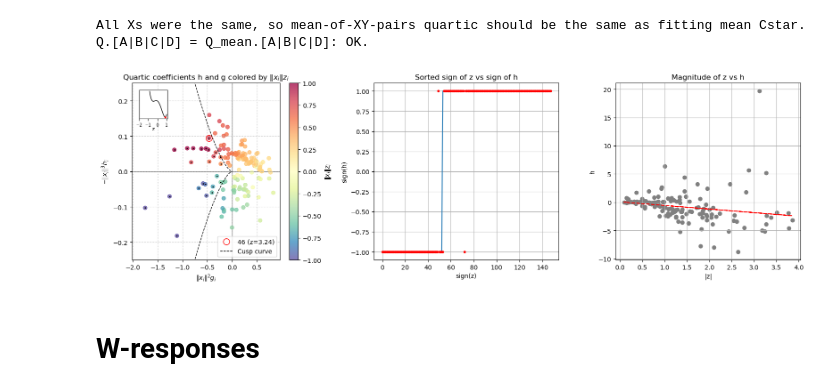
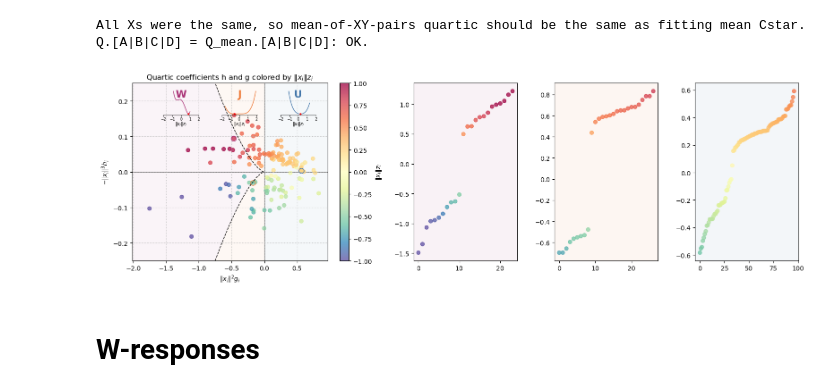
Before and after one commit to stootoon/glom-io-transform-release, a Jupyter notebook: model_fitting/explain_diag.ipynb, the cells around one changed output. Saved outputs shown, nothing was run; the diff lists cells and outputs as text; code cells hidden in the pictures.

Commit message:
Initial plots.

```diff
--- a/model_fitting/explain_diag.ipynb
+++ b/model_fitting/explain_diag.ipynb
@@ -4,7 +4,7 @@ import os, sys, pickle
 from importlib import reload
 import pandas as pd
 plt.style.use('default')
-plt.rcParams['figure.figsize'] = (8, 3)
+plt.rcParams['figure."V"'] = (8, 3)
 from tqdm import tqdm
 from copy import deepcopy
 import pickle
@@ -85,63 +85,93 @@ All Xs were the same, so mean-of-XY-pairs quartic should be the same as fitting
 Q.[A|B|C|D] = Q_mean.[A|B|C|D]: OK.
 # %%
 # Plot the p-q plane
+from matplotlib.gridspec import GridSpec
+gs = GridSpec(1, 5)
 figure(figsize=(16,5))
-ax1 = subplot(1,3,1)
+ax1 = subplot(gs[0,:2])
+zz = Q.z * Xn
 color_by_dict = {"$z-1$":(Q.z-1, -5, 5, "seismic"),
             "$z$":(Q.z, -4, 4, "Spectral_r"),
-            "$\\|x_i\\|z_i$":(Q.z * Xn, -1,1, "Spectral_r"),
+            "$\\|x_i\\|z_i$":(zz, -1,1, "Spectral_r"),
             "$k$":(Q.C_, -0.25, 0.25, "coolwarm"),
             "$|z|$":(np.abs(Q.z), 0, 5, "viridis"),
             "$s$": (np.sign(Q.z), -1, 1, "bwr")
 }
 which_scheme = "$\\|x_i\\|z_i$"
 color_by = color_by_dict[which_scheme]
 gg =  Q.g_.copy() * Xn**(2*1)
 hh = -Q.h_.copy() * Xn**(3*1)
 scatter(gg, hh, c = color_by[0], alpha=0.75, cmap=color_by[3], vmin=color_by[1], vmax=color_by[2])
 grid(True, linestyle=":")
 axhline(0, zorder=-1, lw=1, color="k", alpha=0.5)
 axvline(0, zorder=-1, lw=1, color="k", alpha=0.5)
 #scatter(Q._p, Q._q, c = Q._c, cmap="rainbow")
 ii = np.argsort(Q.z)
 in_W = (gg < 0) & (hh**2 < (4/27) * np.abs(gg)**3)
 in_V = (gg < 0) & (~in_W)
 in_U = (gg > 0)
-which_i = where(in_W)[0][10]
-plot(gg[which_i], hh[which_i], "ro", label=f"{which_i} (z={Q.z[which_i]:.2f})", markerfacecolor="none", markersize=10)
-plot(gg[in_W], hh[in_W], "k.", markersize=2)
+region_colors = {"U": "#4477AA", "J": "#EE7733", "W": "#AA3377"}
+exemplars = {}
+for name, mask in [("U", in_U), ("J", in_V), ("W", in_W)]:
+    idx = where(mask)[0]
+    if len(idx): exemplars[name] = idx[:11][-1] if name == "W" else idx[len(idx)//2]
+for name, wi in exemplars.items():
+    plot(gg[wi], hh[wi], "o", color=region_colors[name], markerfacecolor="none", markersize=8)
+#plot(gg[in_W], hh[in_W], "k.", markersize=2)
 xlabel("$\|x_i\|^2 g_i $"); ylabel("$-\|x_i\|^3 h_i$"); title(f"Quartic coefficients h and g colored by {which_scheme}")
 colorbar(label=which_scheme)
 gvals = np.linspace(min(xlim()), 0, 100)
 # Plot the cusp curve: 27 q^2 = 8 (-p)^3
 cusp_h = np.sqrt(4/27 * (-gvals)**3)
-plot(gvals, cusp_h, "k--", lw=1, label="Cusp curve"); plot(gvals, -cusp_h, "k--", lw=1); legend(loc="lower right")
+plot(gvals, cusp_h, "k--", lw=1, label="Cusp curve"); plot(gvals, -cusp_h, "k--", lw=1);# legend(loc="lower right")
 ax1.set_ylim(-0.25, 0.25)
-# Inset: the loss function for the given index
-ax_inset = ax1.inset_axes([0.05, 0.8, 0.38/2, 0.32/2])
-zvals = np.linspace(Q.z.min(),Q.z.max(),100)
-ax_inset.plot(zvals*Xn[which_i], Q.LiFUN(which_i, zvals), lw=1,color="k")
-ax_inset.plot(Q.z[which_i]*Xn[which_i], Q.LiFUN(which_i, Q.z[which_i]), "r.", markersize=4)
-#ax_inset.axvline(Q.z[which_i] * Xn[which_i], lw=1, color="r")
-ax_inset.set_xlabel("z", fontsize=8, labelpad=-1);
-ax_inset.set_yticks([]); ax_inset.set_xticks(np.arange(-2,2,1))
-ax_inset.tick_params(labelsize=7)
-# spines_off(ax_inset)
-subplot(1,3,2)
-plot(np.sign(Q.z[ii])); plot(-np.sign(Q.h_[ii]), "r.")
-xlabel("sign(z)"); ylabel("sign(h)"); title("Sorted sign of z vs sign of h"); grid(True)
-subplot(1,3,3)
-color_by = color_by_dict["$s$"]
-xx = np.abs(Q.z)
-yy = Q.h_
-scatter(xx,yy, color="gray")
-slope = (yy - yy.mean()) @ (xx - xx.mean()) / ((xx - xx.mean())**2).sum()
-plot(xx, yy.mean() + slope * (xx - xx.mean()), "r--", label=f"Slope = {slope:.2f}")
-grid(True)
-ylabel("h"); xlabel("|z|"); title("Magnitude of z vs h")
+# Shade the U, V, W regions
+x0, x1 = xlim(); y0, y1 = ylim()
+gv = np.linspace(x0, 0, 200)
+ch = np.sqrt(4/27 * (-gv)**3)
+ax1.axvspan(0, x1, color="#4477AA", alpha=0.05, lw=0, zorder=-2)             # U: g > 0
+ax1.fill_between(gv, ch,  y1, color="#EE7733", alpha=0.05, lw=0, zorder=-2)   # V: g < 0, above the cusp
+ax1.fill_between(gv, y0, -ch, color="#EE7733", alpha=0.05, lw=0, zorder=-2)  # V: g < 0, below the cusp
+ax1.fill_between(gv, -ch, ch, color="#AA3377", alpha=0.05, lw=0, zorder=-2)  # W: between the cusp branches
+ax1.text(0.85, 0.92, "U", color="#4477AA", transform=ax1.transAxes, ha="center", fontsize=16, fontweight="bold")
+ax1.text(0.55, 0.92, "J", color="#EE7733", transform=ax1.transAxes, ha="center", fontsize=16, fontweight="bold")
+ax1.text(0.25, 0.92, "W", color="#AA3377", transform=ax1.transAxes, ha="center", fontsize=16, fontweight="bold")
+xlim(x0, x1); ylim(y0, y1)
+# Insets: floating loss quartics, one exemplar per region
+def add_loss_inset(i, xc, color):
+    axi = ax1.inset_axes([xc - 0.09, 0.82, 0.18, 0.14])
+    zv = np.linspace(Q.z.min(), Q.z.max(), 100)
+    axi.plot(zv*Xn[i], Q.LiFUN(i, zv), lw=1, color=color)
+    axi.plot(Q.z[i]*Xn[i], Q.LiFUN(i, Q.z[i]), "r.", markersize=4)
+    axi.patch.set_alpha(0)   # transparent: just a floating quartic
+    [axi.spines[s].set_visible(False) for s in ["top", "right", "left"]]
+    axi.set_yticks([]); axi.set_xticks(np.arange(-2, 3, 1))
+    axi.set_xlabel("$\|x_i\|z_i$", fontsize=7, labelpad=-1)
+    axi.tick_params(labelsize=6, length=2, pad=1)
+    return axi
+
+inset_x = {"U": 0.85, "J": 0.55, "W": 0.25}   # axes fractions, centered under each region label
+for name, wi in exemplars.items():
+    add_loss_inset(wi, inset_x[name], region_colors[name])
+
+axes = {"W": subplot(gs[0,2]),
+        "J": subplot(gs[0,3]),
+        "U": subplot(gs[0,4])}
+
+for name in "WJU":
+    ax = axes[name]
+    mask = {"W": in_W, "J": in_V, "U": in_U}[name]
+    zz_sub = zz[mask]
+    order = np.argsort(zz_sub)
+    ax.scatter(arange(len(order)), zz_sub[order], c = color_by[0][mask][order], alpha=0.75, cmap=color_by[3], vmin=color_by[1], vmax=color_by[2])
+    # Color the axis according to the region's color
+    # Add alpha to the color to make it lighter
+    ax_col = region_colors[name] + "10"  # Adding '33' for alpha transparency
+    ax.set_facecolor(ax_col)
+
 tight_layout()
 # %% [output]
-[figure, old version]
+[figure, new version]
 # %%
 xn       = norm(mdl.Xs[0],axis=1)
 XU       = Q.X/xn[:,None]
```
Also changed, not shown: parts of 3 cells of this notebook.
